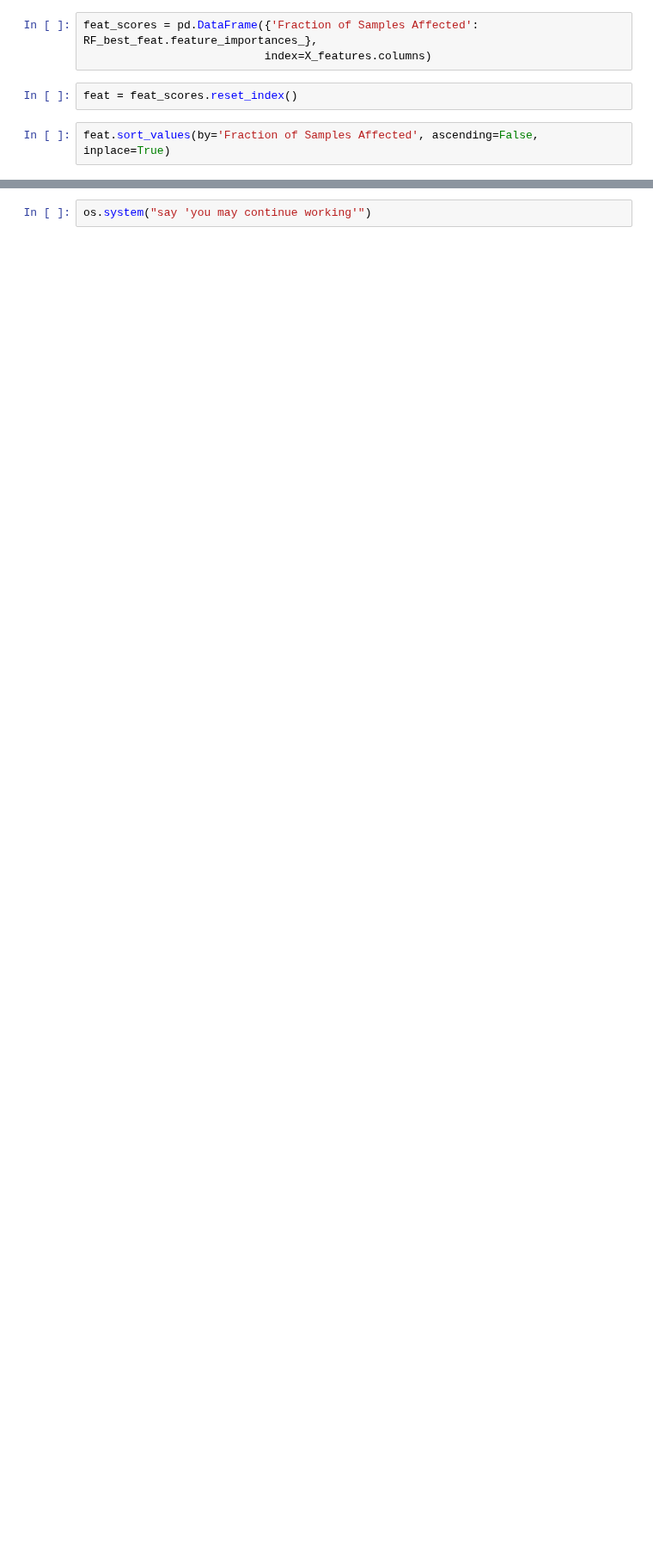
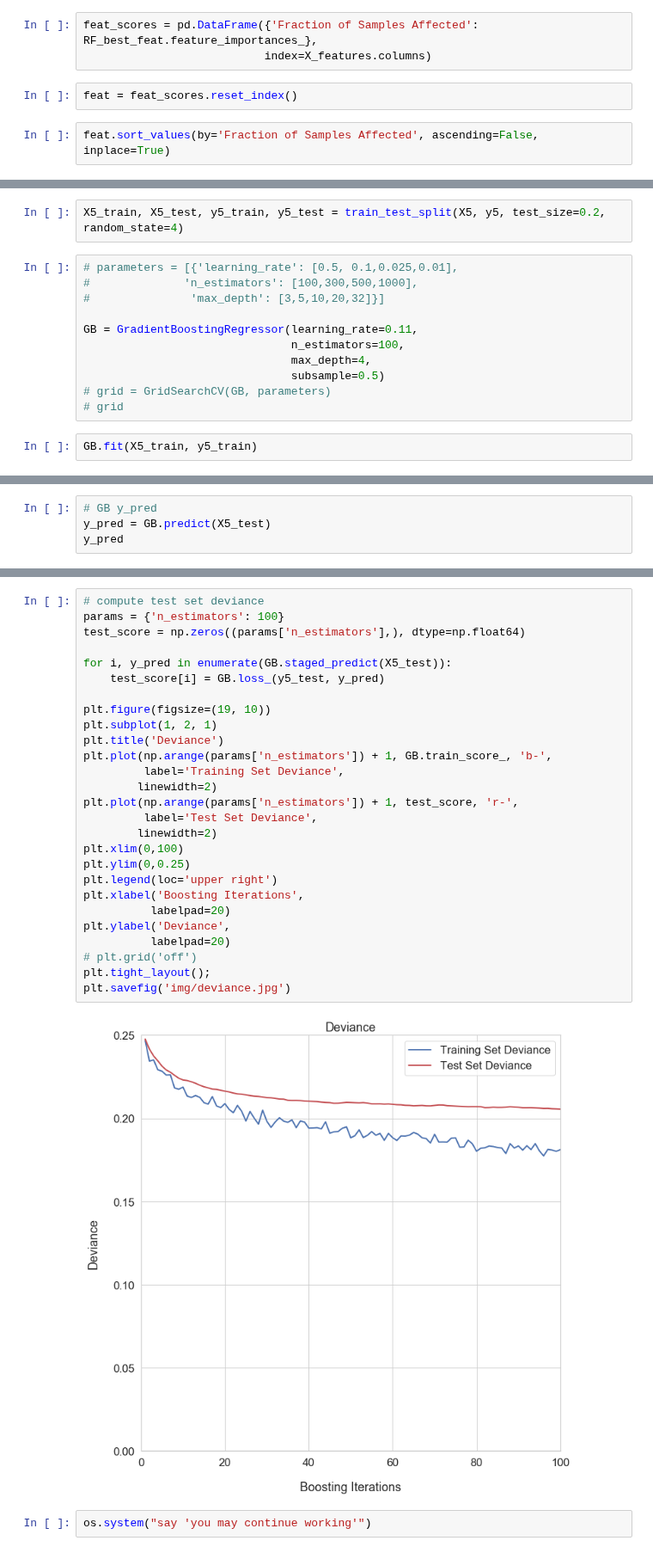
Before and after one commit to mpayumo/accident-severity-us, a Jupyter notebook: accidents-8-san-francisco.ipynb, the cells around one changed output, grey strips where cells are left out. Shown at 86% size. Saved outputs shown, nothing was run; the diff lists cells and outputs as text; blank space fills up the shorter version.

```diff
--- a/accidents-8-san-francisco.ipynb
+++ b/accidents-8-san-francisco.ipynb
@@ -405,0 +447,15 @@ plt.savefig('img/featureimp.jpg')
+# %%
+X5_train, X5_test, y5_train, y5_test = train_test_split(X5, y5, test_size=0.2, random_state=4)
+# %%
+# parameters = [{'learning_rate': [0.5, 0.1,0.025,0.01],
+#              'n_estimators': [100,300,500,1000],
+#               'max_depth': [3,5,10,20,32]}]
+
+GB = GradientBoostingRegressor(learning_rate=0.11,
+                               n_estimators=100,
+                               max_depth=4,
+                               subsample=0.5)
+# grid = GridSearchCV(GB, parameters)
+# grid
+# %%
+GB.fit(X5_train, y5_train)
@@ -405,0 +480,4 @@ plt.savefig('img/featureimp.jpg')
+# %%
+# GB y_pred
+y_pred = GB.predict(X5_test)
+y_pred
@@ -406,2 +493,31 @@ plt.savefig('img/featureimp.jpg')
+# %%
+# compute test set deviance
+params = {'n_estimators': 100}
+test_score = np.zeros((params['n_estimators'],), dtype=np.float64)
+
+for i, y_pred in enumerate(GB.staged_predict(X5_test)):
+    test_score[i] = GB.loss_(y5_test, y_pred)
+
+plt.figure(figsize=(19, 10))
+plt.subplot(1, 2, 1)
+plt.title('Deviance')
+plt.plot(np.arange(params['n_estimators']) + 1, GB.train_score_, 'b-',
+         label='Training Set Deviance',
+        linewidth=2)
+plt.plot(np.arange(params['n_estimators']) + 1, test_score, 'r-',
+         label='Test Set Deviance',
+        linewidth=2)
+plt.xlim(0,100)
+plt.ylim(0,0.25)
+plt.legend(loc='upper right')
+plt.xlabel('Boosting Iterations',
+          labelpad=20)
+plt.ylabel('Deviance',
+          labelpad=20)
+# plt.grid('off')
+plt.tight_layout();
+plt.savefig('img/deviance.jpg')
+# %% [output]
+[figure, added]
 # %%
 os.system("say 'you may continue working'")
```
Also changed, not shown: parts of 25 cells of this notebook, 1 other file.
